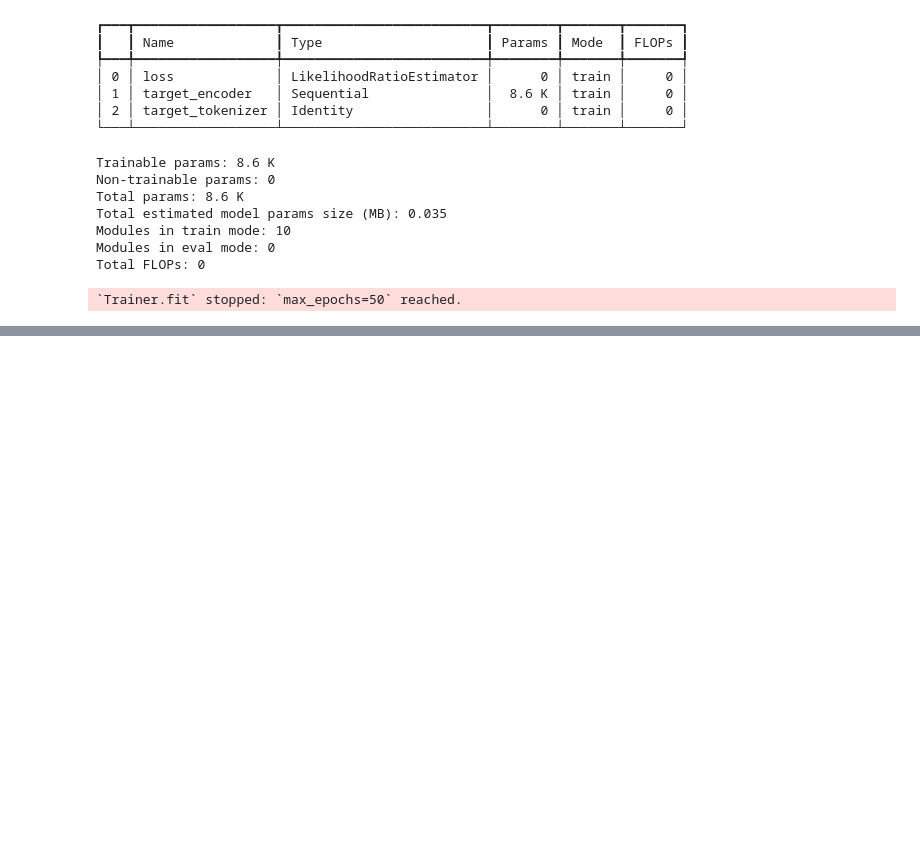
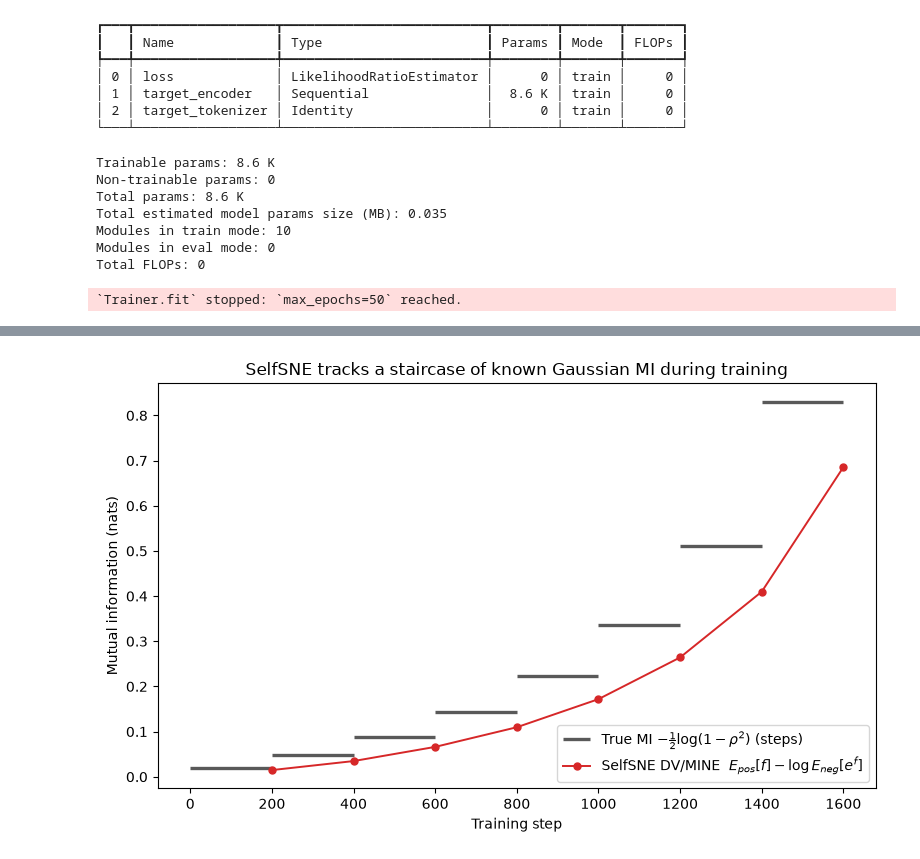
Before and after one commit to jgraving/selfsne, a Jupyter notebook: notebooks/basic_selfsne.ipynb, the cells around one changed output, grey strips where cells are left out. Saved outputs shown, nothing was run; the diff lists cells and outputs as text; code cells hidden in the pictures; blank space fills up the shorter version.

```diff
--- a/notebooks/basic_selfsne.ipynb
+++ b/notebooks/basic_selfsne.ipynb
@@ -190,0 +279,26 @@ plt.show()
+# %%
+import matplotlib
+import matplotlib.pyplot as plt
+import numpy as np
+
+steps = np.array([r[0] for r in record])
+rhos = np.array([r[1] for r in record])
+true_mi = np.array([r[2] for r in record])
+bounds = np.array([r[3] for r in record])
+
+fig, ax = plt.subplots(figsize=(8, 5))
+# true-MI staircase: each known level holds constant over its training block
+for i in range(len(true_mi)):
+    ax.hlines(true_mi[i], i * steps_per_level, (i + 1) * steps_per_level,
+              color="0.35", lw=2.4,
+              label="True MI $-\\frac{1}{2}\\log(1-\\rho^2)$ (steps)" if i == 0 else None)
+ax.plot(steps, bounds, "o-", color="tab:red", ms=5, lw=1.4,
+        label="SelfSNE DV/MINE  $E_{pos}[f]-\\log E_{neg}[e^{f}]$")
+ax.set_xlabel("Training step")
+ax.set_ylabel("Mutual information (nats)")
+ax.set_title("SelfSNE tracks a staircase of known Gaussian MI during training")
+ax.legend(loc="lower right")
+fig.tight_layout()
+plt.show()
+# %% [output]
+[figure, added]
```
Also changed, not shown: parts of 7 cells of this notebook.
